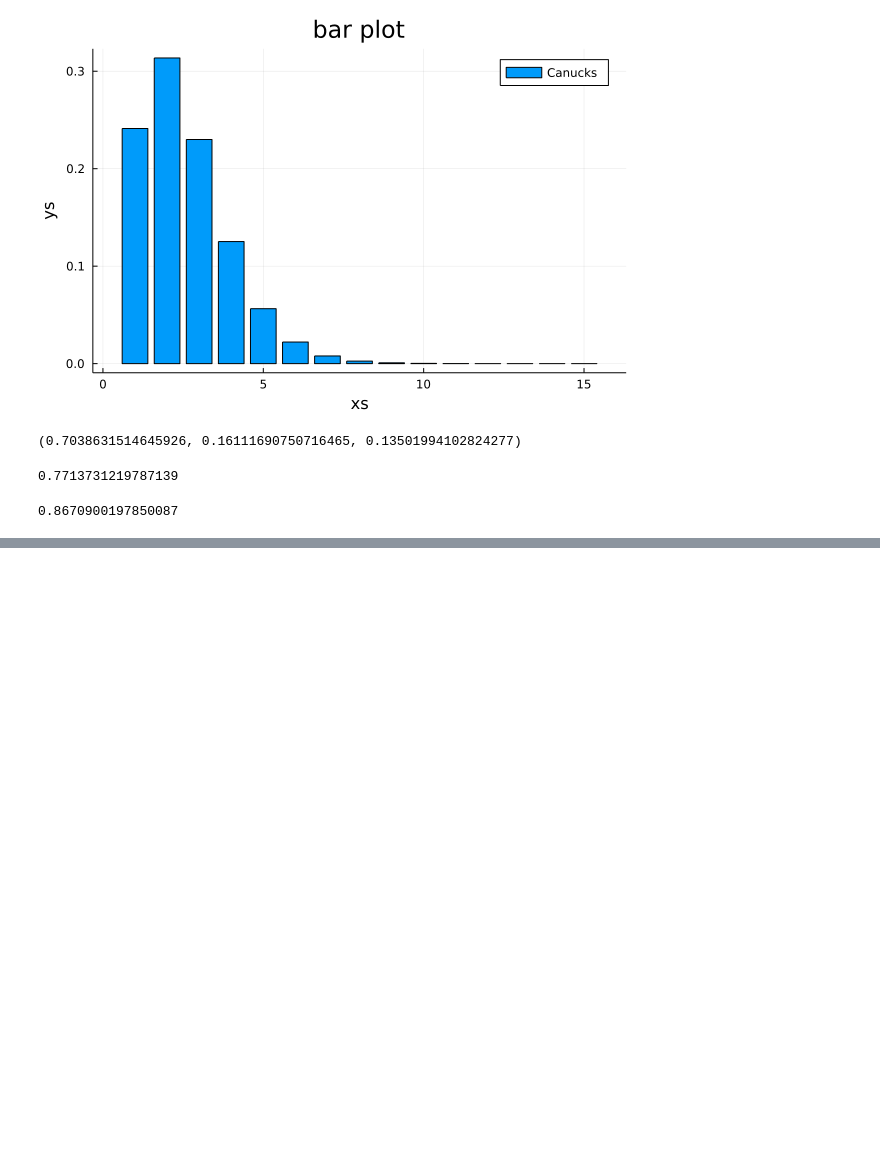
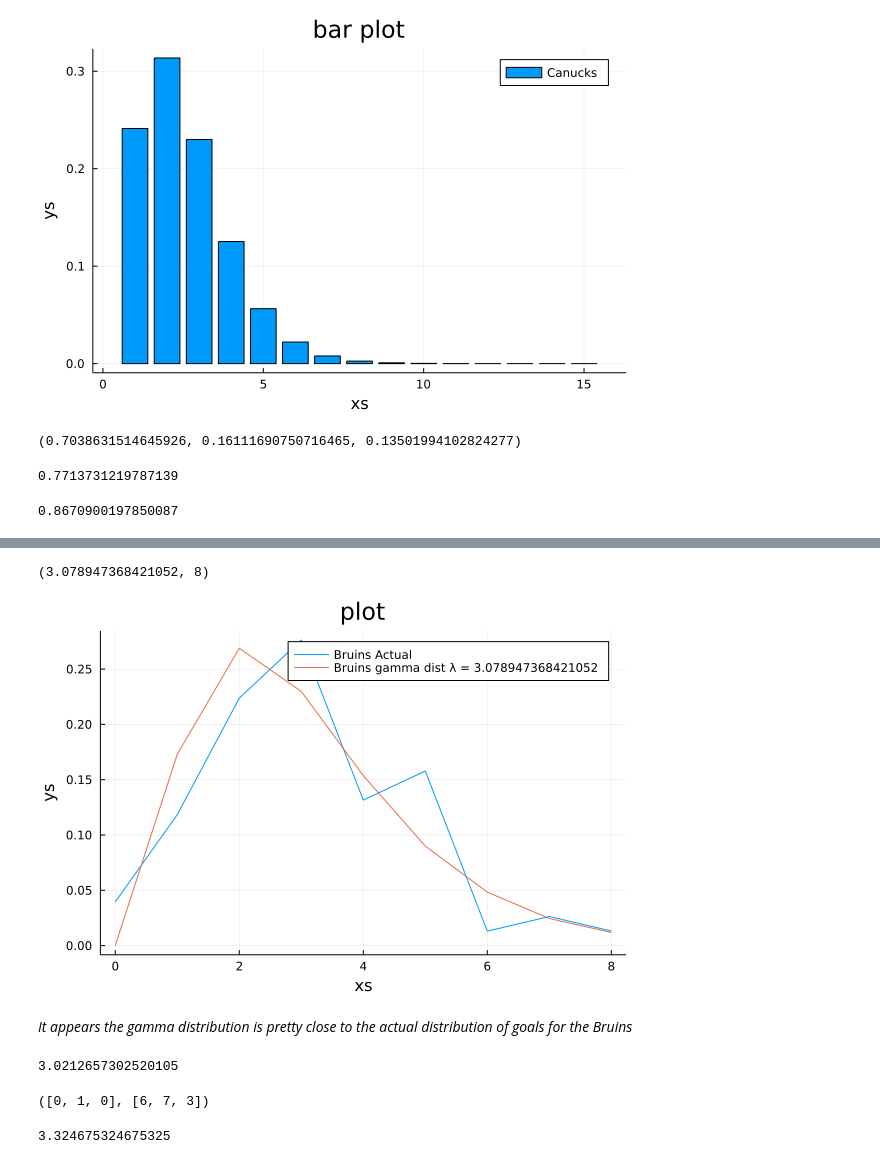
Before and after one commit to bwanab/ThinkBayes.jl, a Jupyter notebook: notebooks/think_bayes_in_julia_chapter_8.ipynb, the cells around one changed output, grey strips where cells are left out. Saved outputs shown, nothing was run; the diff lists cells and outputs as text; code cells hidden in the pictures; blank space fills up the shorter version.

Commit message:
Bruins actual scores 2022

```diff
--- a/notebooks/think_bayes_in_julia_chapter_8.ipynb
+++ b/notebooks/think_bayes_in_julia_chapter_8.ipynb
@@ -285,0 +291,4 @@ sum(binom_pmf([2, 3], 3, p))
+# %%
+# scores downloaded from NHL.com
+bruins_scores = DataFrame(CSV.File("/Users/williamallen/Dropbox/org/bruins_scores_2022.csv"));
+first(bruins_scores, 6)
@@ -285,0 +305,18 @@ sum(binom_pmf([2, 3], 3, p))
+# %%
+bs_pmf = pmf_from_seq(bruins_scores.GF);
+# %%
+mean(bs_pmf), maximum(bs_pmf)
+# %% [output]
+(3.078947368421052, 8)
+# %%
+bs_gamma_pmf = make_gamma_pmf(mean(bs_pmf), maximum(bs_pmf), n=9);
+plot(bs_pmf, label="Bruins Actual")
+plot!(bs_gamma_pmf, label="Bruins gamma dist λ = "*string(mean(bs_pmf)))
+# %% [output]
+[figure, added]
+# %% [markdown]
+_It appears the gamma distribution is pretty close to the actual distribution of goals for the Bruins_
+# %%
+mean(bs_gamma_pmf)
+# %% [output]
+3.0212657302520105
@@ -285,0 +327,8 @@ sum(binom_pmf([2, 3], 3, p))
+# %%
+(b_ga_c, c_ga_b) = [(x.GF, x.GA) for x in g if first(x).Opp=="CAR"][1]
+# %% [output]
+([0, 1, 0], [6, 7, 3])
+# %%
+car_gpg = 256 / 77   # hand entered from NHL.com
+# %% [output]
+3.324675324675325
```
Also changed, not shown: parts of 13 cells of this notebook, 1 other file.
